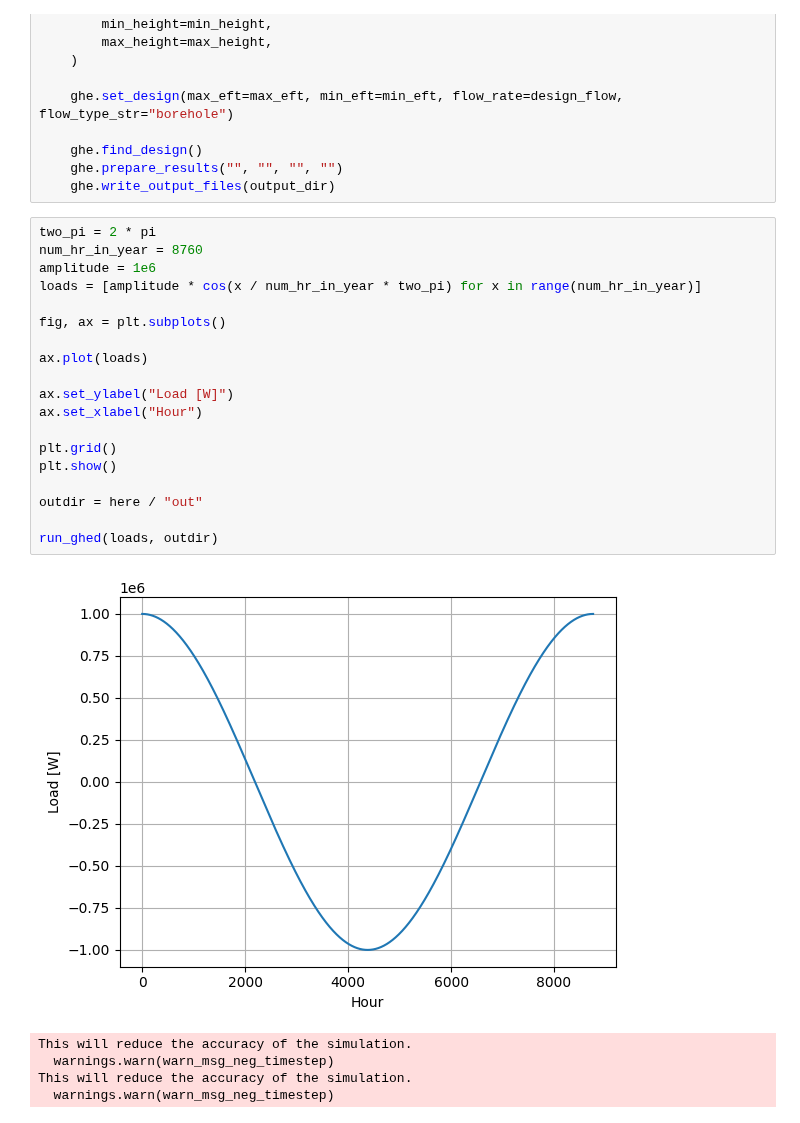
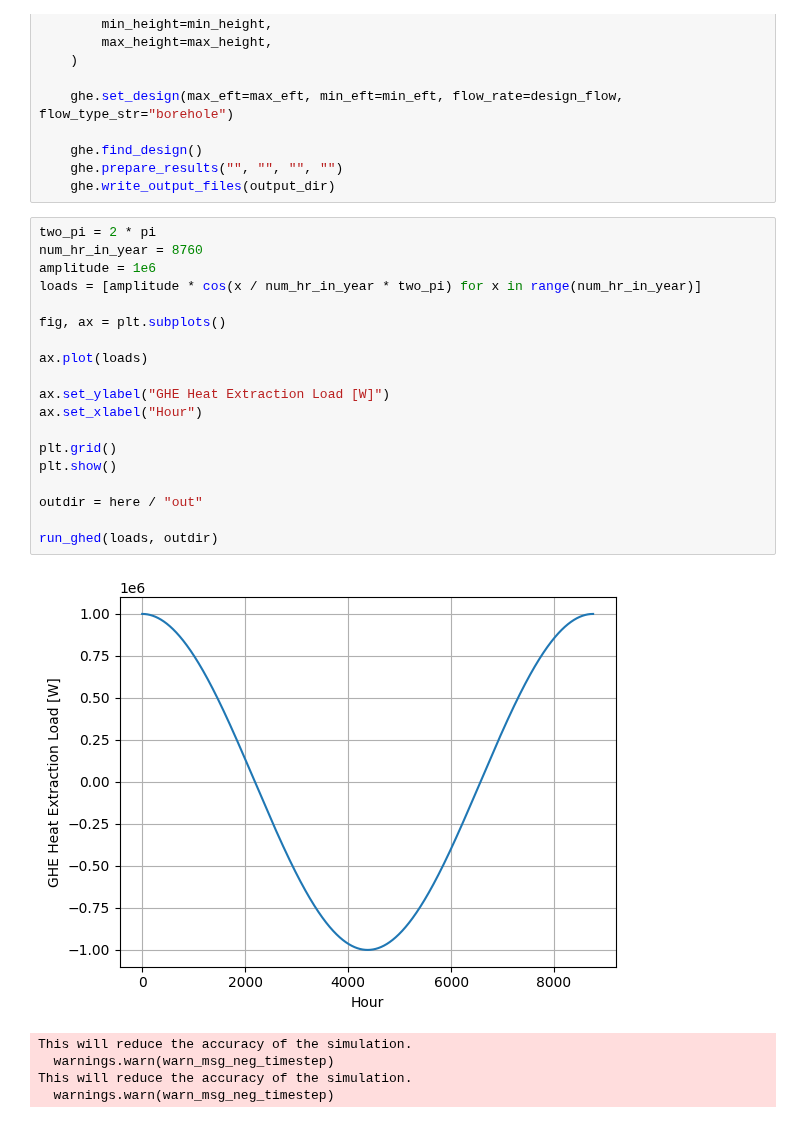
Before and after one commit to BETSRG/GHEDesigner, a Jupyter notebook: notebooks/BTES/RunGHEDesigner.ipynb, the cells around one changed output. Drawn from its saved outputs; the diff is of its cells as text.

```diff
--- a/notebooks/BTES/RunGHEDesigner.ipynb
+++ b/notebooks/BTES/RunGHEDesigner.ipynb
@@ -99,24 +99,24 @@ def run_ghed(loads, output_dir):
 # %%
 two_pi = 2 * pi
 num_hr_in_year = 8760
 amplitude = 1e6
 loads = [amplitude * cos(x / num_hr_in_year * two_pi) for x in range(num_hr_in_year)]
 
 fig, ax = plt.subplots()
 
 ax.plot(loads)
 
-ax.set_ylabel("Load [W]")
+ax.set_ylabel("GHE Heat Extraction Load [W]")
 ax.set_xlabel("Hour")
 
 plt.grid()
 plt.show()
 
 outdir = here / "out"
 
 run_ghed(loads, outdir)
 # %% [output]
-[figure, old version]
+[figure, new version]
 This will reduce the accuracy of the simulation.
   warnings.warn(warn_msg_neg_timestep)
 This will reduce the accuracy of the simulation.
```
Also changed, not shown: parts of 2 cells of this notebook.
